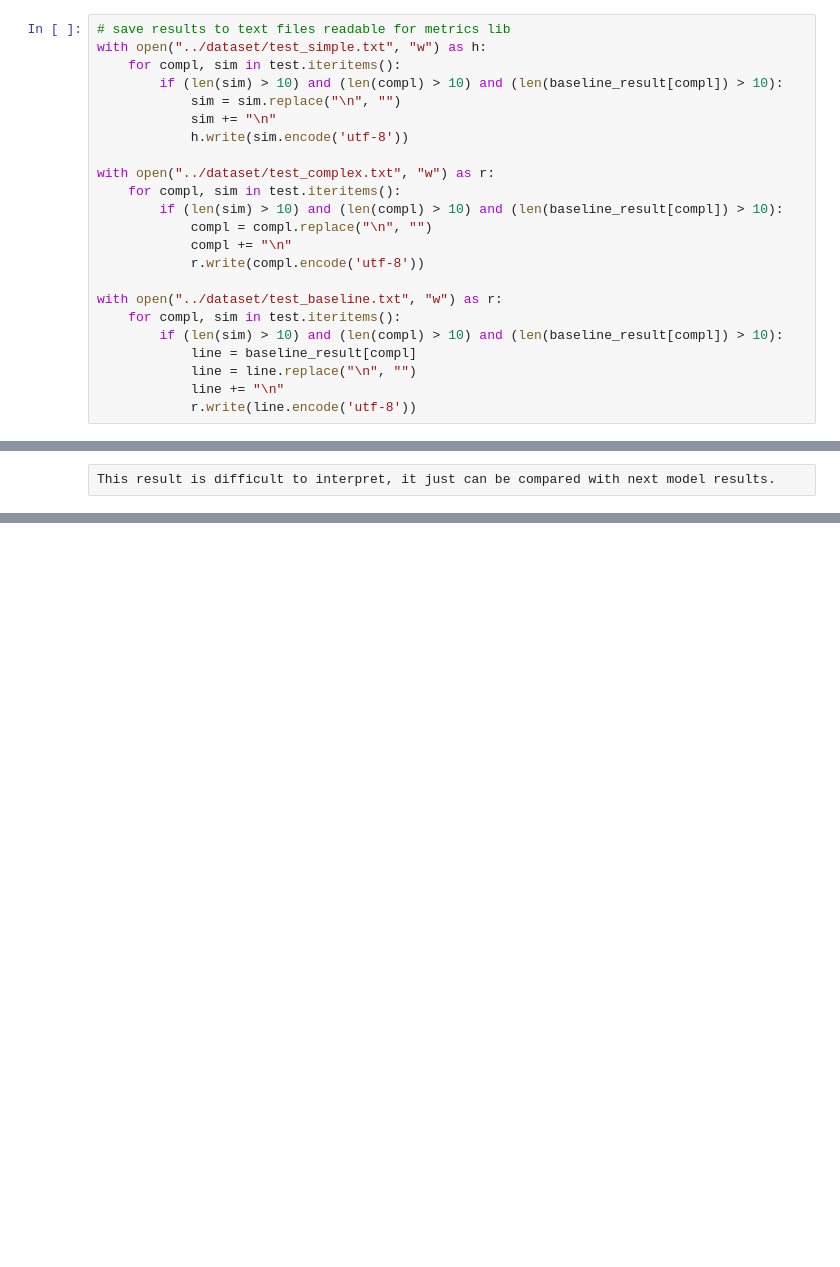
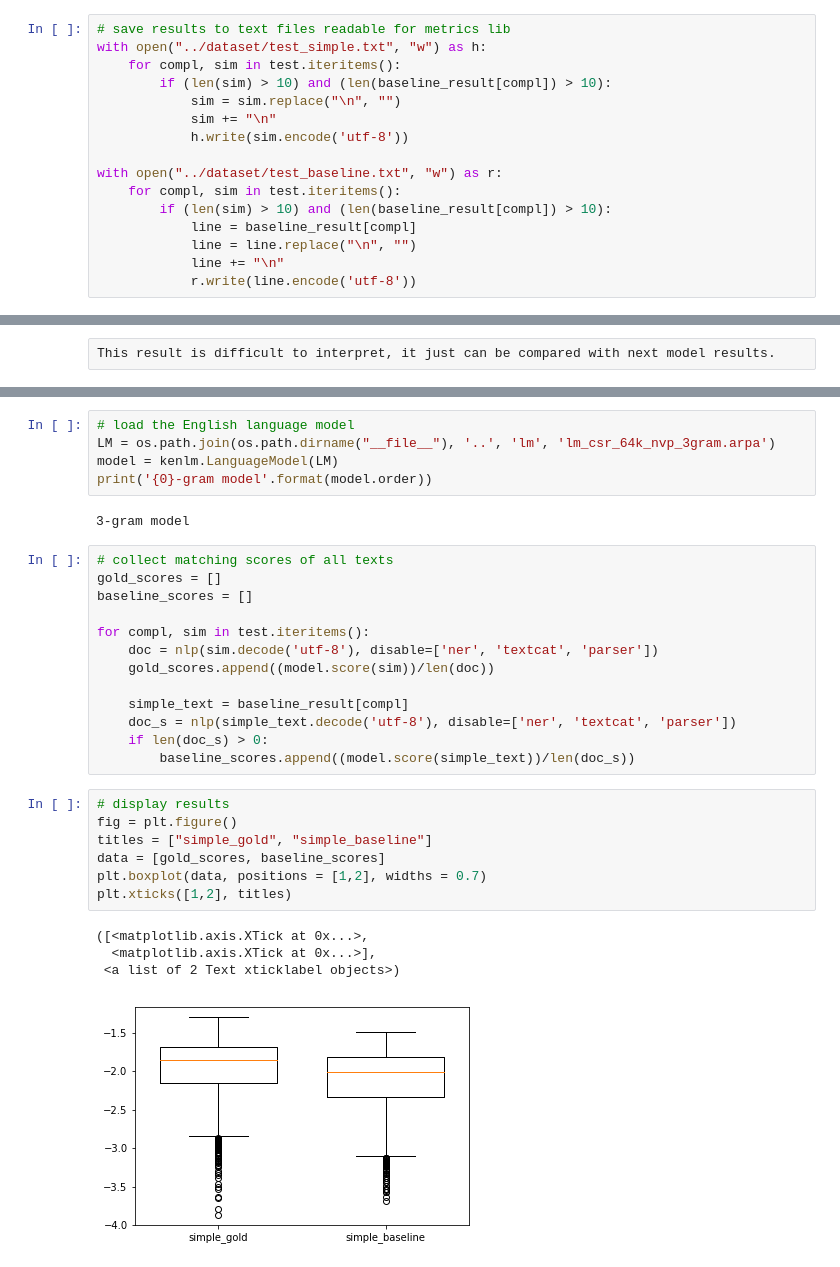
Before and after one commit to larisaoriekhova/text_simplification, a Jupyter notebook: notebooks/baseline.ipynb, the cells around one changed output, grey strips where cells are left out. Drawn from its saved outputs; the diff is of its cells as text; blank space fills up the shorter version.

Commit message:
Add adequacy to language model as a metric

```diff
--- a/notebooks/baseline.ipynb
+++ b/notebooks/baseline.ipynb
@@ -418,21 +490,14 @@ What we can say about baseline simplicity:
 # save results to text files readable for metrics lib
 with open("../dataset/test_simple.txt", "w") as h:
     for compl, sim in test.iteritems():
-        if (len(sim) > 10) and (len(compl) > 10) and (len(baseline_result[compl]) > 10):
+        if (len(sim) > 10) and (len(baseline_result[compl]) > 10):
             sim = sim.replace("\n", "")
             sim += "\n"
             h.write(sim.encode('utf-8'))
 
-with open("../dataset/test_complex.txt", "w") as r:
-    for compl, sim in test.iteritems():
-        if (len(sim) > 10) and (len(compl) > 10) and (len(baseline_result[compl]) > 10):
-            compl = compl.replace("\n", "")
-            compl += "\n"
-            r.write(compl.encode('utf-8'))
-
 with open("../dataset/test_baseline.txt", "w") as r:
     for compl, sim in test.iteritems():
-        if (len(sim) > 10) and (len(compl) > 10) and (len(baseline_result[compl]) > 10):
+        if (len(sim) > 10) and (len(baseline_result[compl]) > 10):
             line = baseline_result[compl]
             line = line.replace("\n", "")
             line += "\n"
@@ -472,0 +536,32 @@ This result is difficult to interpret, it just can be compared with next model r
+# %%
+# load the English language model
+LM = os.path.join(os.path.dirname("__file__"), '..', 'lm', 'lm_csr_64k_nvp_3gram.arpa')
+model = kenlm.LanguageModel(LM)
+print('{0}-gram model'.format(model.order))
+# %% [output]
+3-gram model
+# %%
+# collect matching scores of all texts
+gold_scores = []
+baseline_scores = []
+
+for compl, sim in test.iteritems():
+    doc = nlp(sim.decode('utf-8'), disable=['ner', 'textcat', 'parser'])
+    gold_scores.append((model.score(sim))/len(doc))
+
+    simple_text = baseline_result[compl]
+    doc_s = nlp(simple_text.decode('utf-8'), disable=['ner', 'textcat', 'parser'])
+    if len(doc_s) > 0:
+        baseline_scores.append((model.score(simple_text))/len(doc_s))
+# %%
+# display results
+fig = plt.figure()
+titles = ["simple_gold", "simple_baseline"]
+data = [gold_scores, baseline_scores]
+plt.boxplot(data, positions = [1,2], widths = 0.7)
+plt.xticks([1,2], titles)
+# %% [output]
+([<matplotlib.axis.XTick at 0x...>,
+  <matplotlib.axis.XTick at 0x...>],
+ <a list of 2 Text xticklabel objects>)
+[figure, added]
```
Also changed, not shown: parts of 20 cells of this notebook, 2 other files.
